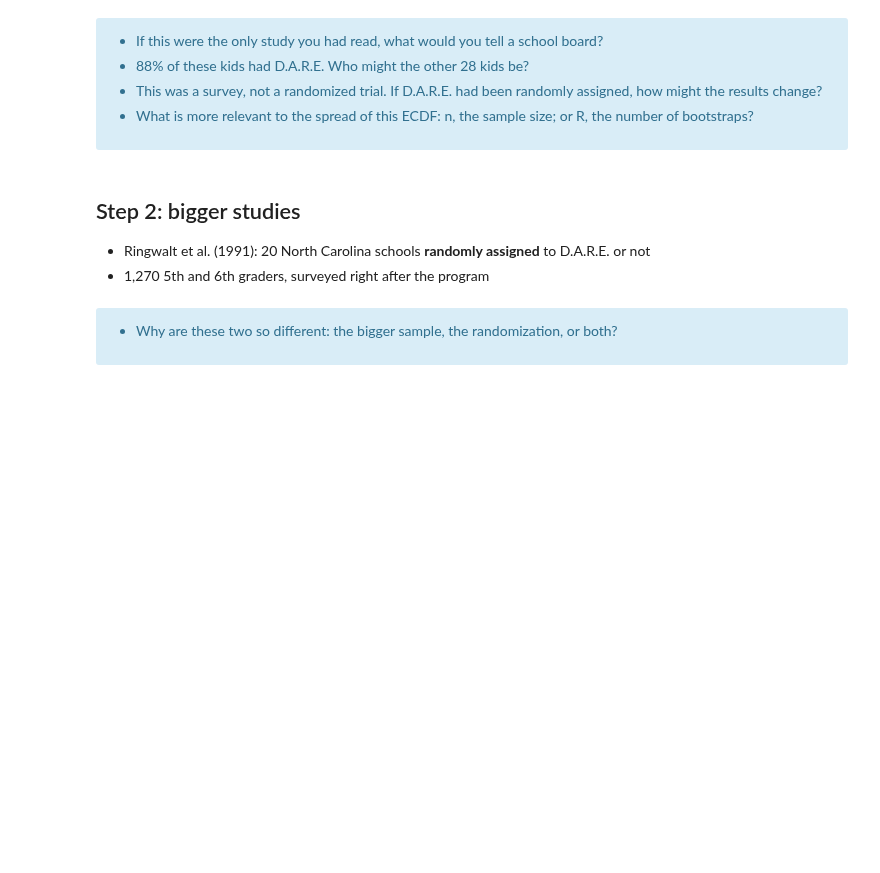
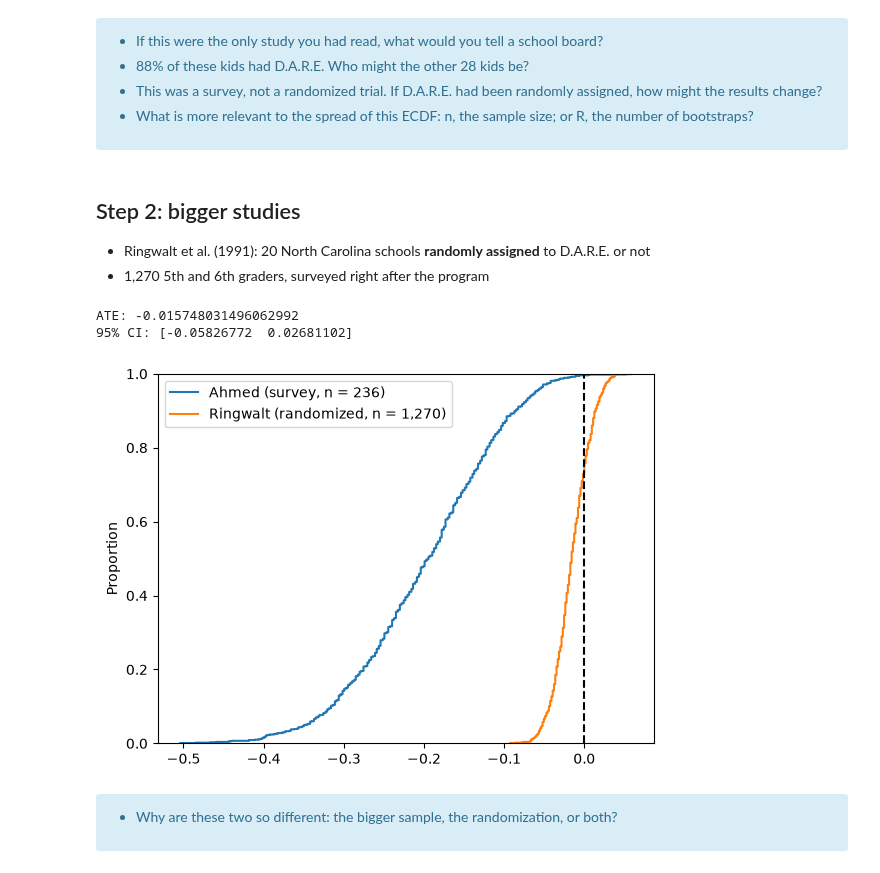
Before and after one commit to HSweazey/UU_F26_templates, a Jupyter notebook: Week06/Thursday_lab/Thursday_AB_testing_bridge.ipynb, the cells around one changed output. Drawn from its saved outputs; the diff is of its cells as text; code cells hidden in the pictures; blank space fills up the shorter version.

```diff
--- a/Week06/Thursday_lab/Thursday_AB_testing_bridge.ipynb
+++ b/Week06/Thursday_lab/Thursday_AB_testing_bridge.ipynb
@@ -48,5 +48,5 @@ def bootstrap(df, treat='dare', y='drug_use', R=1000):
 - Outcome: has the kid ever smoked?
 - One survey: kids who had been through D.A.R.E. vs kids who hadn't
 # %%
-ahmed = pd.read_csv('./data/dare_ahmed.csv')
+ahmed = pd.read_csv('../data/dare_ahmed.csv')
 pd.crosstab(ahmed['dare'], ahmed['drug_use'])
@@ -71,16 +81,20 @@ plt.show()
 - Ringwalt et al. (1991): 20 North Carolina schools **randomly assigned** to D.A.R.E. or not
 - 1,270 5th and 6th graders, surveyed right after the program
 # %%
-ringwalt = pd.read_csv('./data/dare_ringwalt.csv')
+ringwalt = pd.read_csv('../data/dare_ringwalt.csv')
 fx_ringwalt = bootstrap(ringwalt)
 print('ATE:', ate(ringwalt))
 print('95% CI:', np.quantile(fx_ringwalt, [.025, .975]))
 
 sns.ecdfplot(fx_ahmed, label='Ahmed (survey, n = 236)')
 sns.ecdfplot(fx_ringwalt, label='Ringwalt (randomized, n = 1,270)')
 plt.axvline(0, color='black', linestyle='--')
 plt.legend()
 plt.show()
+# %% [output]
+ATE: -0.015748031496062992
+95% CI: [-0.05826772  0.02681102]
+[figure, added]
 # %% [markdown]
 <div class='alert alert-info'>
 
```
Also changed, not shown: parts of 9 cells of this notebook, 1 other file.
